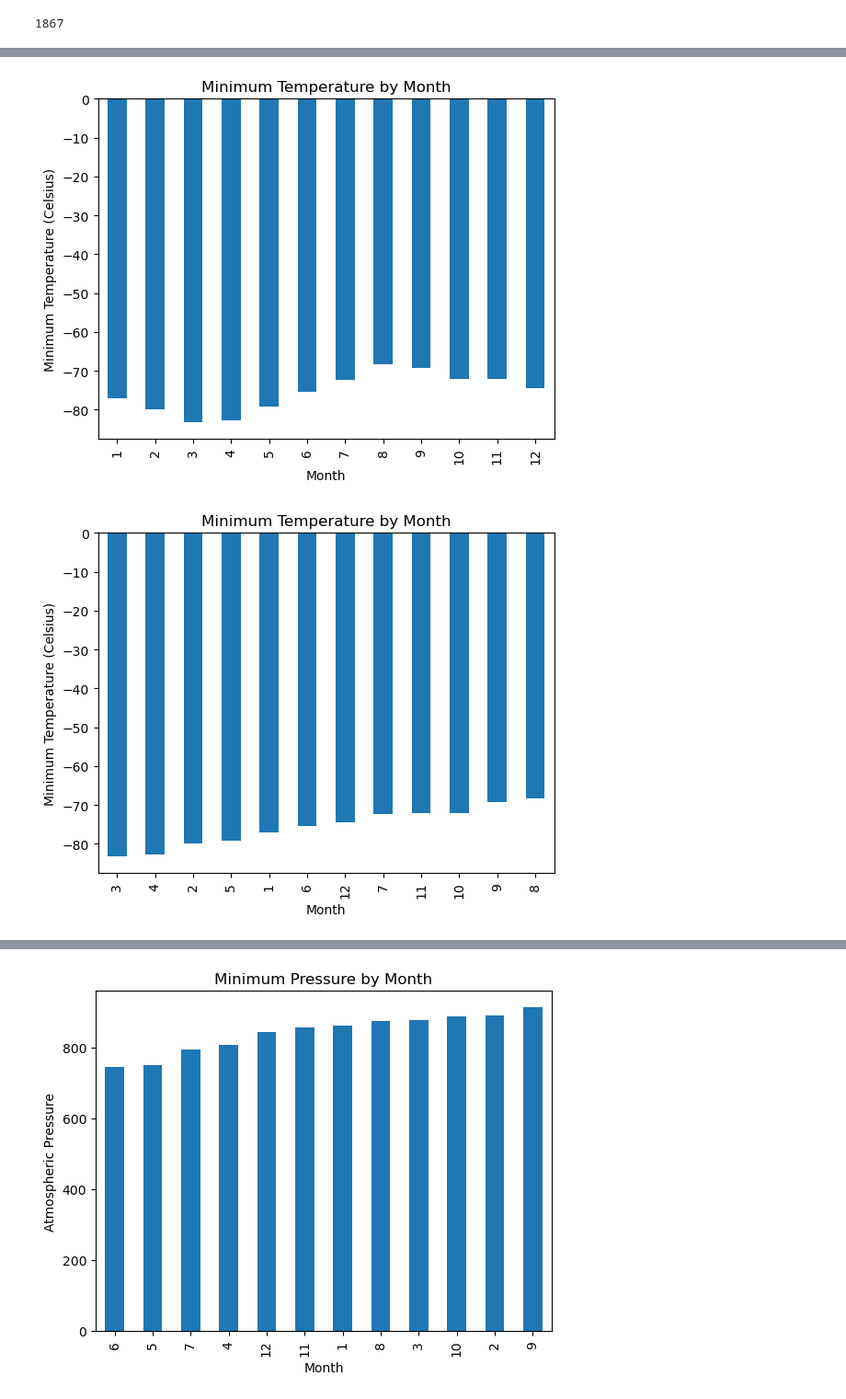
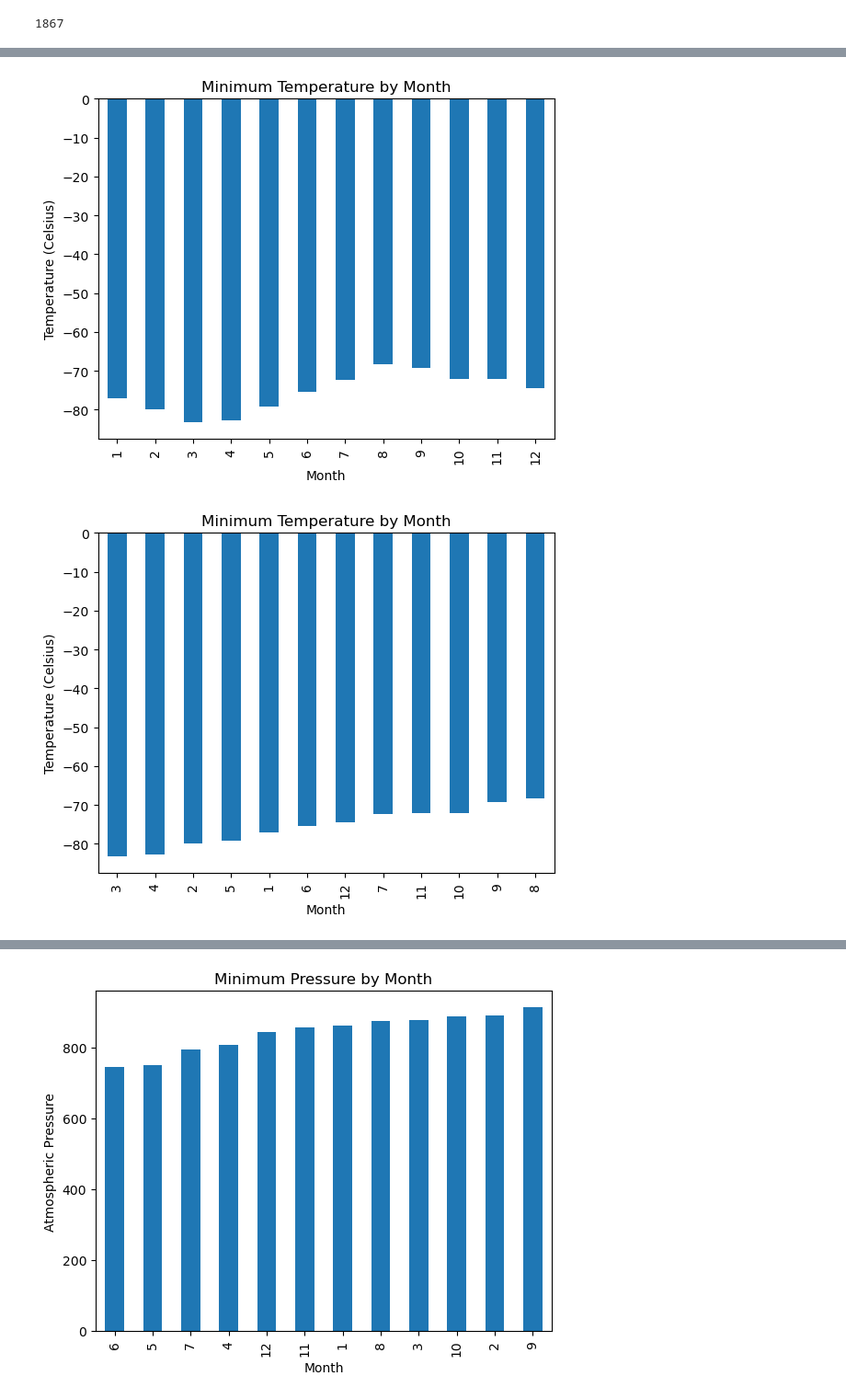
Before and after one commit to gpang98/Challenge11_Data_Collection, a Jupyter notebook: part_2_mars_weather_Final.ipynb, the cells around one changed output, grey strips where cells are left out. Shown: that part at 92% size. Saved outputs shown, nothing was run; the diff lists cells and outputs as text; code cells hidden in the pictures.

```diff
--- a/part_2_mars_weather_Final.ipynb
+++ b/part_2_mars_weather_Final.ipynb
@@ -190,12 +190,12 @@ Name: min_temp, dtype: float64
 # %%
 # Plot the average temperature by month
 avg_low_by_month.plot(kind='bar')
 plt.title('Minimum Temperature by Month')
 plt.xlabel('Month')
-plt.ylabel('Minimum Temperature (Celsius)')
+plt.ylabel('Temperature (Celsius)')
 plt.show()
 # %% [output]
-[figure, old version]
+[figure, new version]
 # %%
 # Identify the coldest and hottest months in Curiosity's location
 df_sorted = avg_low_by_month.sort_values(ascending=True)
@@ -203,10 +203,10 @@ df_sorted = avg_low_by_month.sort_values(ascending=True)
 df_sorted.plot(kind='bar')
 plt.title('Minimum Temperature by Month')
 plt.xlabel('Month')
-plt.ylabel('Minimum Temperature (Celsius)')
+plt.ylabel('Temperature (Celsius)')
 plt.show()
 # %% [output]
-[figure, old version]
+[figure, new version]
 # %%
 # 4. Average pressure by Martian month
 avg_pressure_by_month = df.groupby('month')['pressure'].mean()
```
Also changed, not shown: 6 other files.
